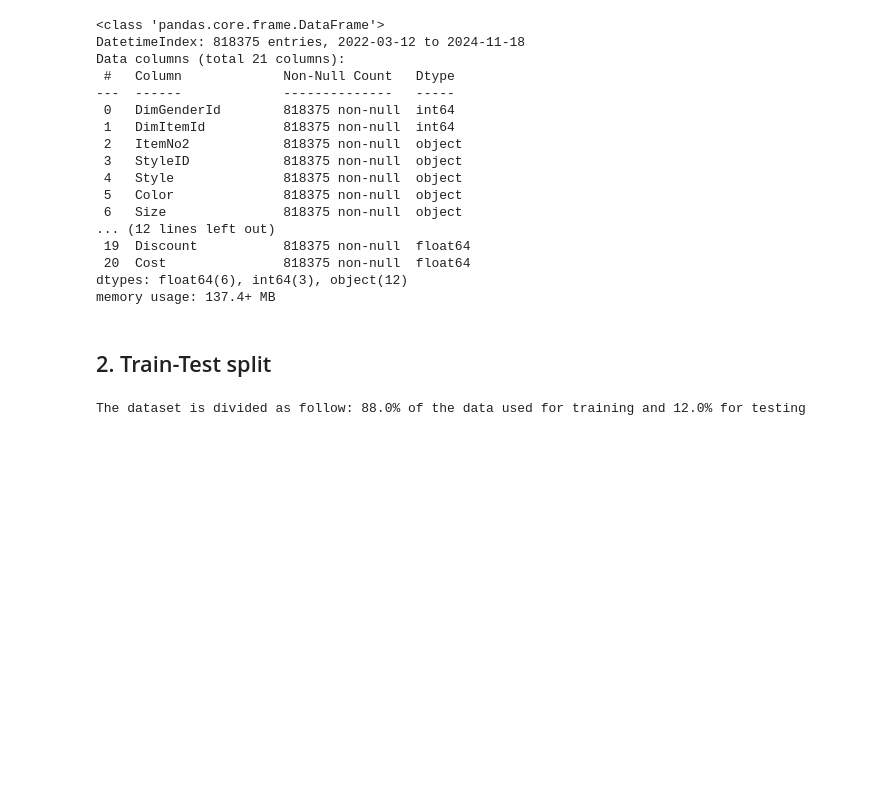
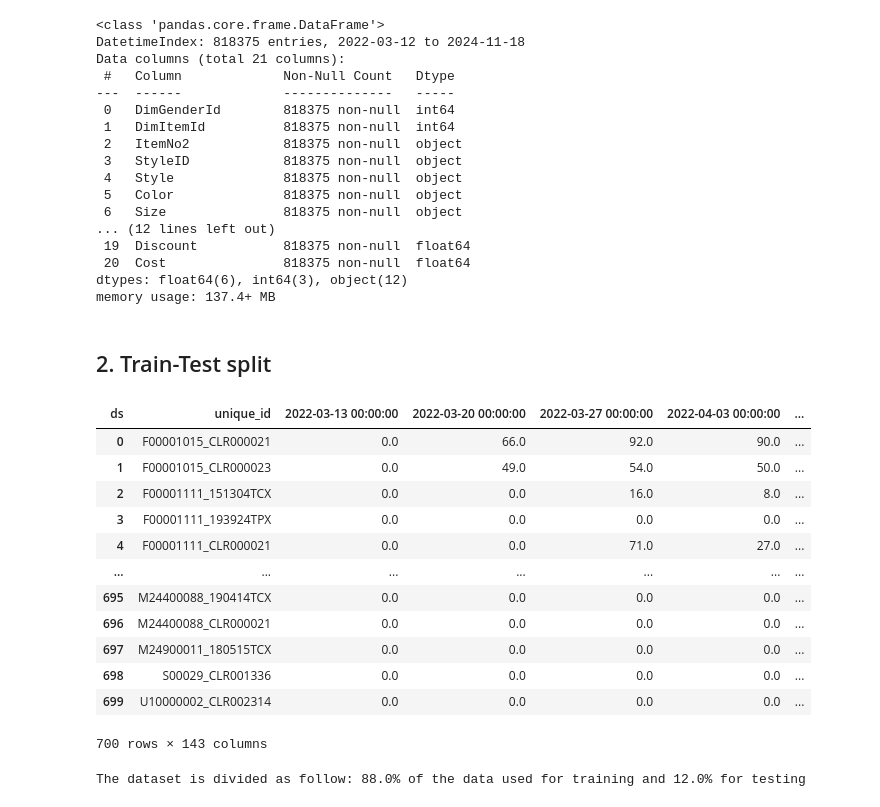
Before and after one commit to noeasyday7/bright_river, a Jupyter notebook: I. Data pre-processing.ipynb, the cells around one changed output. Saved outputs shown, nothing was run; the diff lists cells and outputs as text; code cells hidden in the pictures; blank space fills up the shorter version.

```diff
--- a/I. Data pre-processing.ipynb
+++ b/I. Data pre-processing.ipynb
@@ -238,0 +247,27 @@ df_sales.to_csv("data/cleaned_data.csv")
+# %%
+ts.columns=['ds', 'unique_id', 'y']
+# %%
+ts = ts.reindex(columns=["unique_id", "ds", "y"])
+# %%
+# Add zeros to have a regular period
+ts0 = ts.pivot(index='ds', columns='unique_id', values='y')
+ts0 = ts0.fillna(0)
+# %%
+ts0 = ts0.T
+ts0 = ts0.reset_index()
+# %%
+ts0
+# %% [output]
+| ds | unique_id | 2022-03-13 00:00:00 | 2022-03-20 00:00:00 | 2022-03-27 00:00:00 | 2022-04-03 00:00:00 | ... |
+| 0 | F00001015_CLR000021 | 0.0 | 66.0 | 92.0 | 90.0 | ... |
+| 1 | F00001015_CLR000023 | 0.0 | 49.0 | 54.0 | 50.0 | ... |
+| 2 | F00001111_151304TCX | 0.0 | 0.0 | 16.0 | 8.0 | ... |
+| 3 | F00001111_193924TPX | 0.0 | 0.0 | 0.0 | 0.0 | ... |
+| 4 | F00001111_CLR000021 | 0.0 | 0.0 | 71.0 | 27.0 | ... |
+| ... | ... | ... | ... | ... | ... | ... |
+| 695 | M24400088_190414TCX | 0.0 | 0.0 | 0.0 | 0.0 | ... |
+| 696 | M24400088_CLR000021 | 0.0 | 0.0 | 0.0 | 0.0 | ... |
+| 697 | M24900011_180515TCX | 0.0 | 0.0 | 0.0 | 0.0 | ... |
+| 698 | S00029_CLR001336 | 0.0 | 0.0 | 0.0 | 0.0 | ... |
+| 699 | U10000002_CLR002314 | 0.0 | 0.0 | 0.0 | 0.0 | ... |
+700 rows × 143 columns
```
Also changed, not shown: parts of 14 cells of this notebook, 9 other files.
